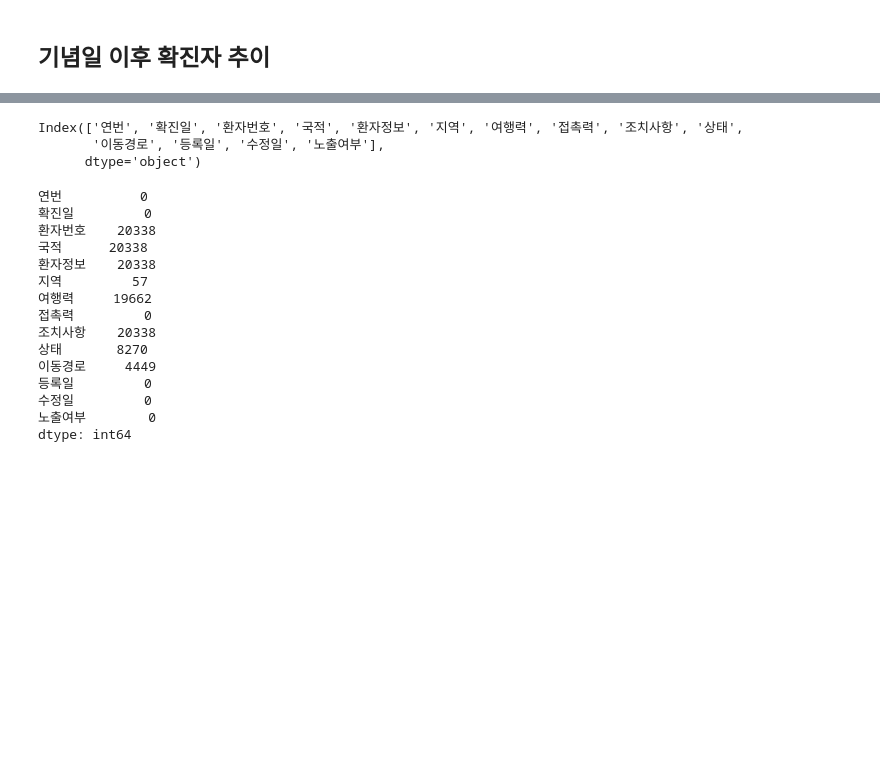
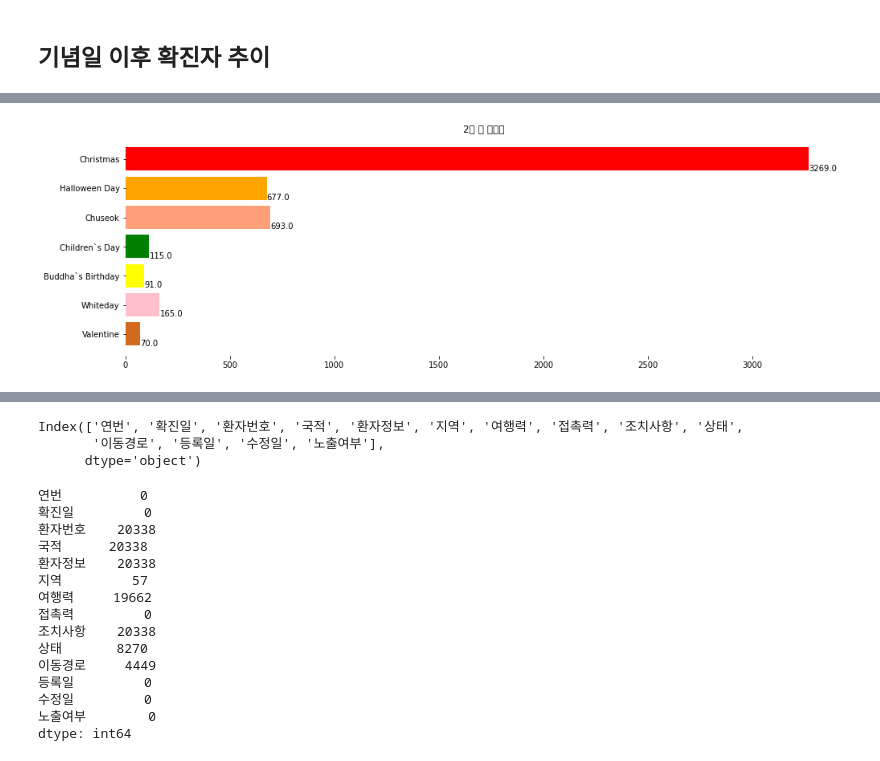
Before and after one commit to eunnjji/-, a Jupyter notebook: project1/seoul.ipynb, the cells around one changed output, grey strips where cells are left out. Saved outputs shown, nothing was run; the diff lists cells and outputs as text; code cells hidden in the pictures; blank space fills up the shorter version.

```diff
--- a/project1/seoul.ipynb
+++ b/project1/seoul.ipynb
@@ -51,2 +116,5 @@ seoul['확진일'] = seoul['확진일'].apply(rename_date)
+# %%
+# 날짜형식으로 확진일 데이터 변경
+seoul['확진일']=pd.to_datetime(seoul['확진일'],format='%y-%m-%d')
 # %%
 seoul
@@ -67,2 +121,8 @@ seoul
 # %% [markdown]
 ## 기념일 이후 확진자 추이
+# %%
+anniversary = [['2020-02-14','Valentine',0],['2020-03-14','Whiteday',0],['2020-04-30','Buddha`s Birthday',0],['2020-05-05','Children`s Day',0],['2020-09-01','Chuseok',0],['2020-10-31','Halloween Day',0],['2020-12-25','Christmas',0]]
+for id, (ymd, name,cnt) in enumerate(anniversary):
+    ymd = pd.to_datetime(ymd)
+    ymd_plus_2week = ymd + pd.DateOffset(days=14)
+    anniversary[id][2]=seoul[(seoul['확진일'] > ymd)&(seoul['확진일'] <= ymd_plus_2week)]['확진일'].count()
@@ -68,0 +139,5 @@ seoul
+# %%
+df_anniversary = pd.DataFrame(anniversary)
+df_anniversary.columns = ['날짜','기념일 명','확진자 수']
+df_anniversary = df_anniversary.set_index('기념일 명')
+df_anniversary
@@ -68,0 +154,3 @@ seoul
+# %%
+confirmed_virus = df_anniversary['확진자 수']
+confirmed_virus
@@ -69,2 +167,16 @@ seoul
+# %%
+colors=['chocolate','pink','yellow','green','lightsalmon','orange','red']
+plt.figure(figsize=(16,5))
+ax=plt.barh(df_anniversary.index,confirmed_virus, tick_label=df_anniversary.index, height=0.8, color=colors)
+plt.title('2주 후 기념일')
+
+for p in ax.patches:
+    x,y,cnt,height = p.get_bbox().bounds
+    plt.text(cnt,y,cnt,fontsize=10,color='black',ha='left')
+
+plt.box(False)
+plt.show()
+# %% [output]
+[figure, added]
 # %%
 ## 어떤 요일에 코로나가 제일 많이 발생했고, 제일 적게 발생했나 분석
```
Also changed, not shown: parts of 43 cells of this notebook.
